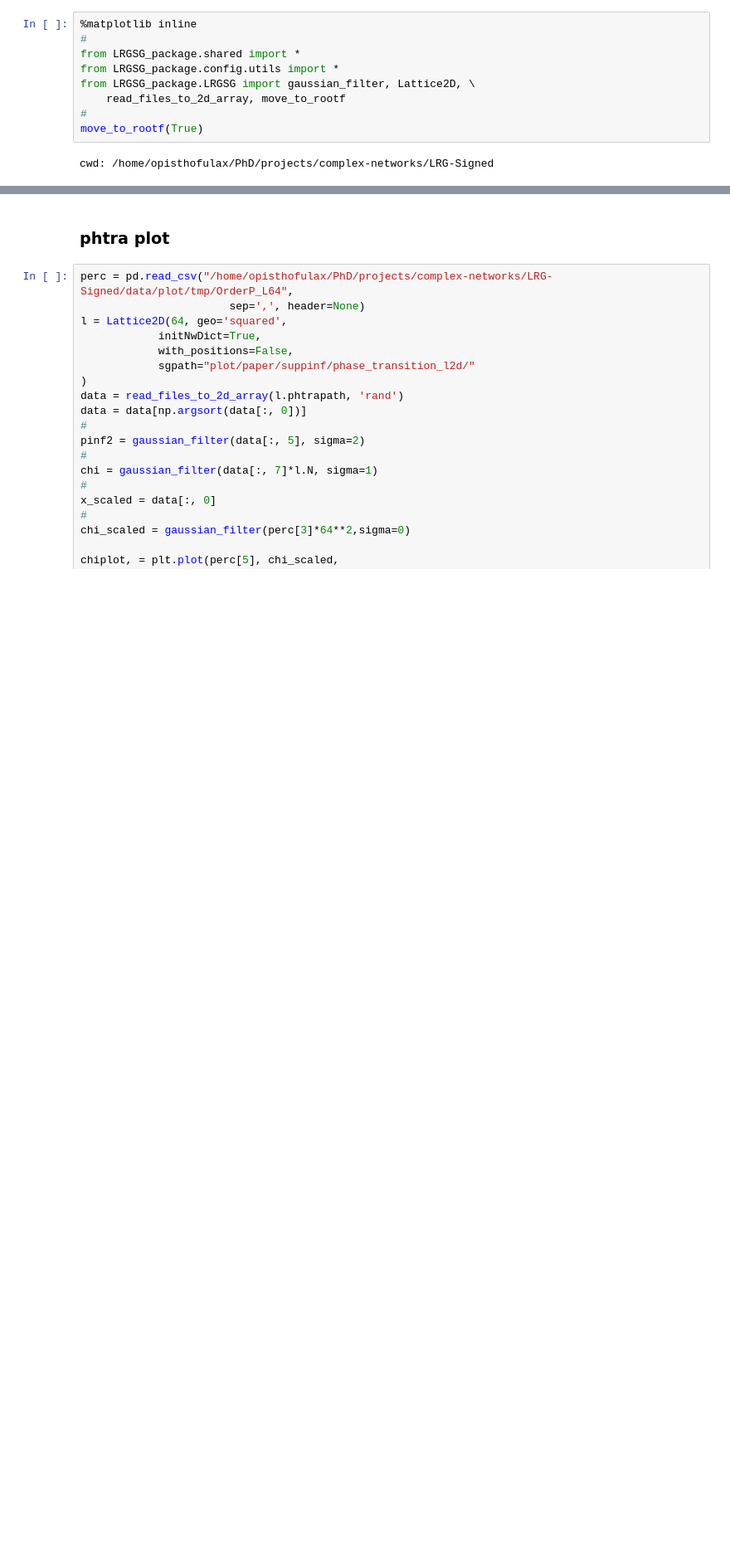
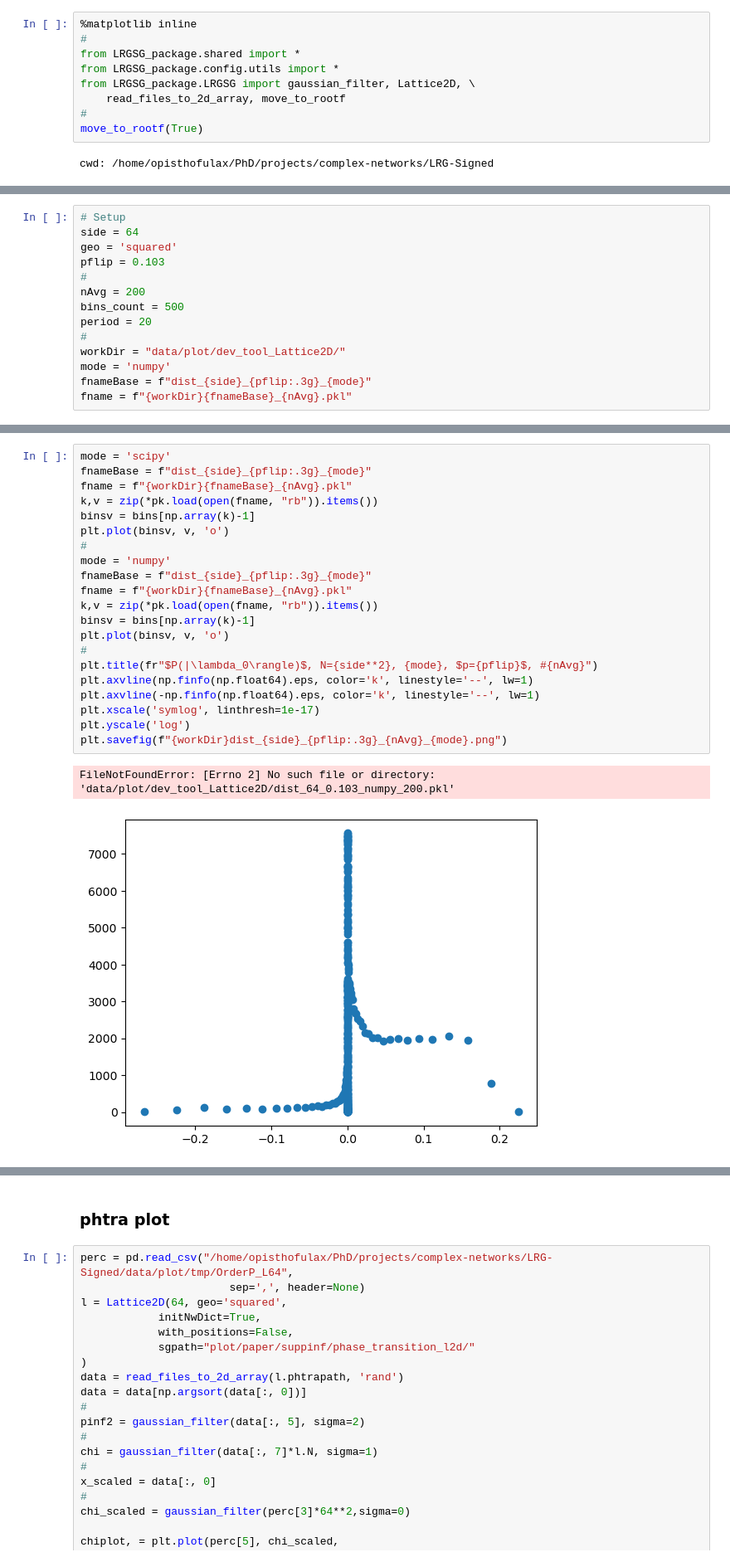
Before and after one commit to giulioiannelli/lrgsglib-public, a Jupyter notebook: ipynb/dev_tool_ResolutionLimit.ipynb, the cells around one changed output, grey strips where cells are left out. Shown at 83% size. Saved outputs shown, nothing was run; the diff lists cells and outputs as text; blank space fills up the shorter version.

Commit message:
dev tools

```diff
--- a/ipynb/dev_tool_ResolutionLimit.ipynb
+++ b/ipynb/dev_tool_ResolutionLimit.ipynb
@@ -11,0 +174,14 @@ cwd: /home/opisthofulax/PhD/projects/complex-networks/LRG-Signed
+# %%
+# Setup
+side = 64
+geo = 'squared'
+pflip = 0.103
+#
+nAvg = 200
+bins_count = 500
+period = 20
+#
+workDir = "data/plot/dev_tool_Lattice2D/"
+mode = 'numpy'
+fnameBase = f"dist_{side}_{pflip:.3g}_{mode}"
+fname = f"{workDir}{fnameBase}_{nAvg}.pkl"
@@ -11,0 +226,24 @@ cwd: /home/opisthofulax/PhD/projects/complex-networks/LRG-Signed
+# %%
+mode = 'scipy'
+fnameBase = f"dist_{side}_{pflip:.3g}_{mode}"
+fname = f"{workDir}{fnameBase}_{nAvg}.pkl"
+k,v = zip(*pk.load(open(fname, "rb")).items())
+binsv = bins[np.array(k)-1]
+plt.plot(binsv, v, 'o')
+#
+mode = 'numpy'
+fnameBase = f"dist_{side}_{pflip:.3g}_{mode}"
+fname = f"{workDir}{fnameBase}_{nAvg}.pkl"
+k,v = zip(*pk.load(open(fname, "rb")).items())
+binsv = bins[np.array(k)-1]
+plt.plot(binsv, v, 'o')
+#
+plt.title(fr"$P(|\lambda_0\rangle)$, N={side**2}, {mode}, $p={pflip}$, #{nAvg}")
+plt.axvline(np.finfo(np.float64).eps, color='k', linestyle='--', lw=1)
+plt.axvline(-np.finfo(np.float64).eps, color='k', linestyle='--', lw=1)
+plt.xscale('symlog', linthresh=1e-17)
+plt.yscale('log')
+plt.savefig(f"{workDir}dist_{side}_{pflip:.3g}_{nAvg}_{mode}.png")
+# %% [output]
+FileNotFoundError: [Errno 2] No such file or directory: 'data/plot/dev_tool_Lattice2D/dist_64_0.103_numpy_200.pkl'
+[figure, added]
```
Also changed, not shown: parts of 10 cells of this notebook, 1 other file.
